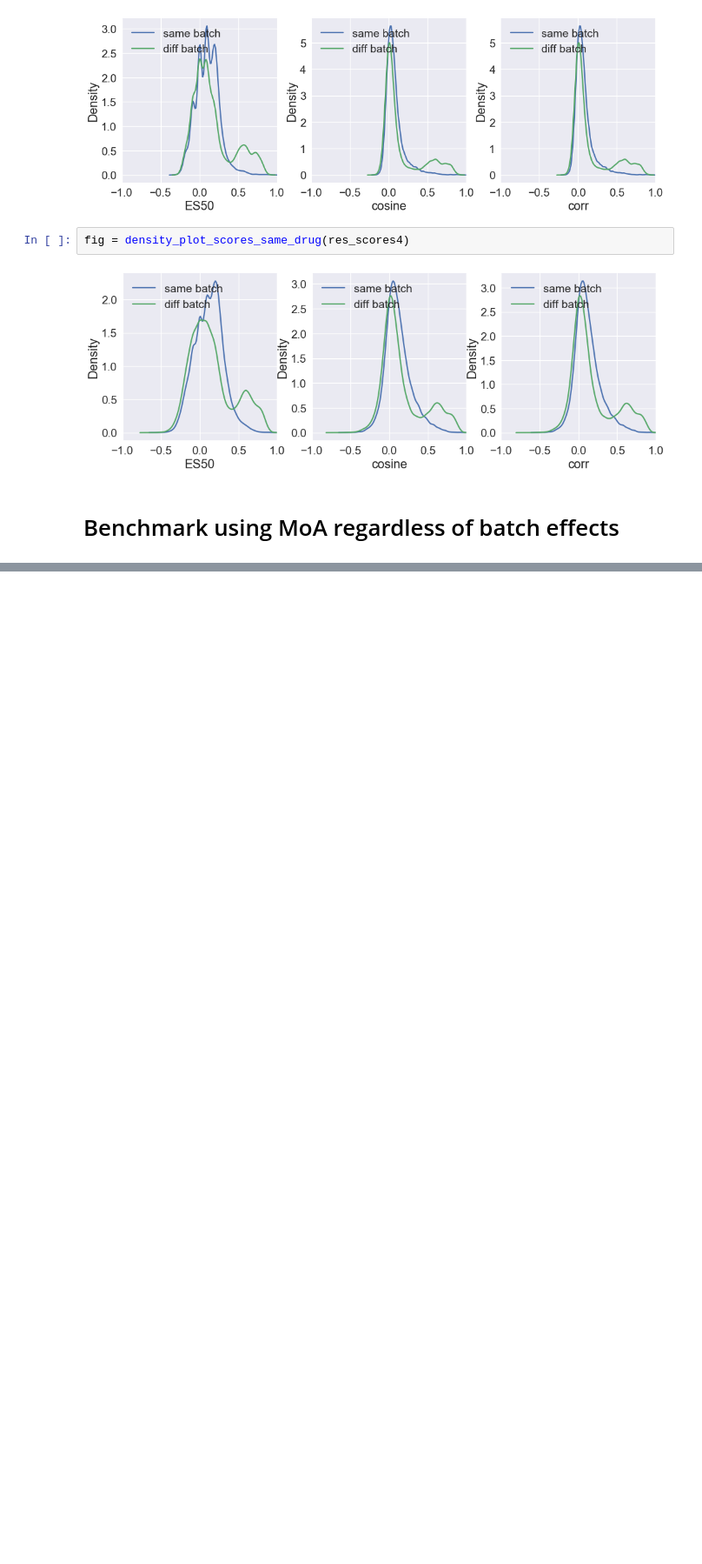
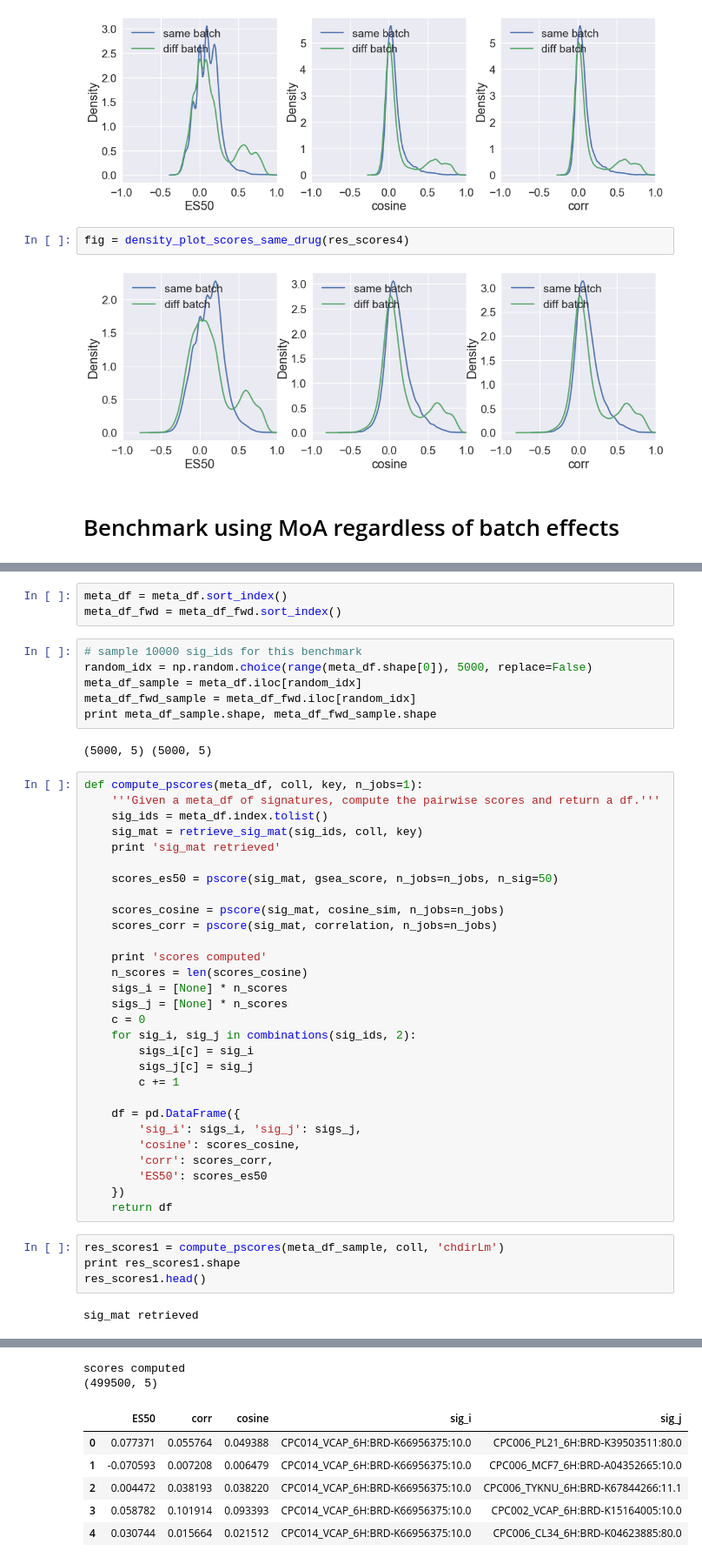
Before and after one commit to MaayanLab/L1000FWD, a Jupyter notebook: notebooks/Benchmark_connectivity.ipynb, the cells around one changed output, grey strips where cells are left out. Shown: that part at 87% size. Saved outputs shown, nothing was run; the diff lists cells and outputs as text; blank space fills up the shorter version.

Commit message:
started to benchmark using drug MoAs

```diff
--- a/notebooks/Benchmark_connectivity.ipynb
+++ b/notebooks/Benchmark_connectivity.ipynb
@@ -522,0 +531,46 @@ fig = density_plot_scores_same_drug(res_scores4)
+# %%
+meta_df = meta_df.sort_index()
+meta_df_fwd = meta_df_fwd.sort_index()
+# %%
+# sample 10000 sig_ids for this benchmark
+random_idx = np.random.choice(range(meta_df.shape[0]), 5000, replace=False)
+meta_df_sample = meta_df.iloc[random_idx]
+meta_df_fwd_sample = meta_df_fwd.iloc[random_idx]
+print meta_df_sample.shape, meta_df_fwd_sample.shape
+# %% [output]
+(5000, 5) (5000, 5)
+# %%
+def compute_pscores(meta_df, coll, key, n_jobs=1):
+    '''Given a meta_df of signatures, compute the pairwise scores and return a df.'''
+    sig_ids = meta_df.index.tolist()
+    sig_mat = retrieve_sig_mat(sig_ids, coll, key)
+    print 'sig_mat retrieved'
+
+    scores_es50 = pscore(sig_mat, gsea_score, n_jobs=n_jobs, n_sig=50)
+
+    scores_cosine = pscore(sig_mat, cosine_sim, n_jobs=n_jobs)
+    scores_corr = pscore(sig_mat, correlation, n_jobs=n_jobs)
+
+    print 'scores computed'
+    n_scores = len(scores_cosine)
+    sigs_i = [None] * n_scores
+    sigs_j = [None] * n_scores
+    c = 0
+    for sig_i, sig_j in combinations(sig_ids, 2):
+        sigs_i[c] = sig_i
+        sigs_j[c] = sig_j
+        c += 1
+
+    df = pd.DataFrame({
+        'sig_i': sigs_i, 'sig_j': sigs_j,
+        'cosine': scores_cosine,
+        'corr': scores_corr,
+        'ES50': scores_es50
+    })
+    return df
+# %%
+res_scores1 = compute_pscores(meta_df_sample, coll, 'chdirLm')
+print res_scores1.shape
+res_scores1.head()
+# %% [output]
+sig_mat retrieved
@@ -522,0 +594,8 @@ fig = density_plot_scores_same_drug(res_scores4)
+scores computed
+(499500, 5)
+|  | ES50 | corr | cosine | sig_i | sig_j |
+| 0 | 0.077371 | 0.055764 | 0.049388 | CPC014_VCAP_6H:BRD-K66956375:10.0 | CPC006_PL21_6H:BRD-K39503511:80.0 |
+| 1 | -0.070593 | 0.007208 | 0.006479 | CPC014_VCAP_6H:BRD-K66956375:10.0 | CPC006_MCF7_6H:BRD-A04352665:10.0 |
+| 2 | 0.004472 | 0.038193 | 0.038220 | CPC014_VCAP_6H:BRD-K66956375:10.0 | CPC006_TYKNU_6H:BRD-K67844266:11.1 |
+| 3 | 0.058782 | 0.101914 | 0.093393 | CPC014_VCAP_6H:BRD-K66956375:10.0 | CPC002_VCAP_6H:BRD-K15164005:10.0 |
+| 4 | 0.030744 | 0.015664 | 0.021512 | CPC014_VCAP_6H:BRD-K66956375:10.0 | CPC006_CL34_6H:BRD-K04623885:80.0 |
```
Also changed, not shown: parts of 24 cells of this notebook.
